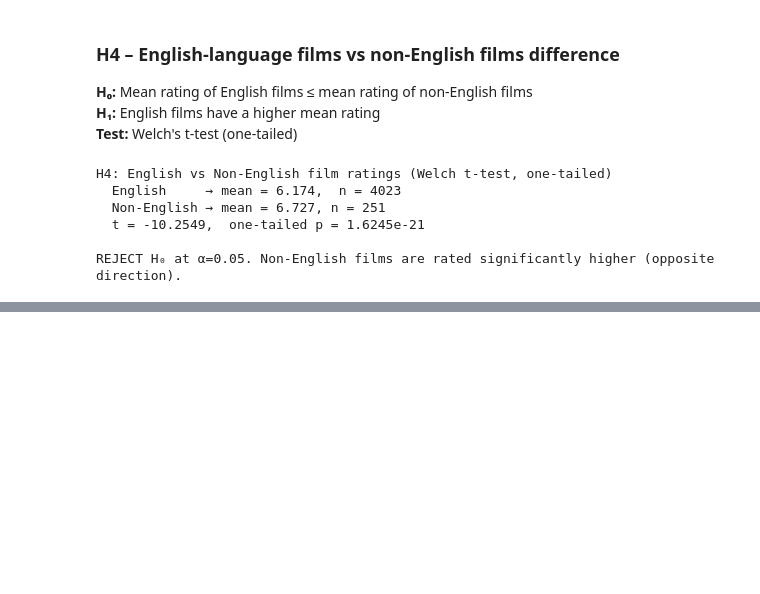
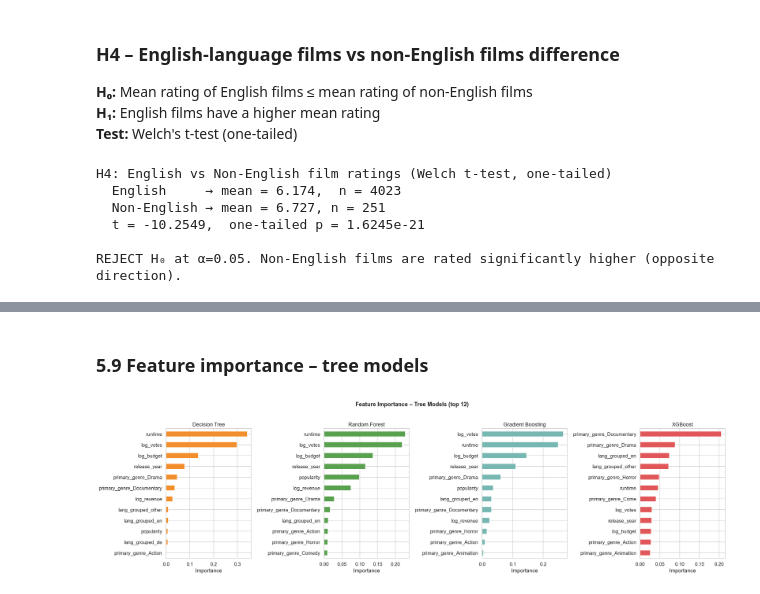
Before and after one commit to yagizmertg/DSA-Project, a Jupyter notebook: notebooks/eda.ipynb, the cells around one changed output, grey strips where cells are left out. Saved outputs shown, nothing was run; the diff lists cells and outputs as text; code cells hidden in the pictures; blank space fills up the shorter version.

```diff
--- a/notebooks/eda.ipynb
+++ b/notebooks/eda.ipynb
@@ -580,0 +790,25 @@ REJECT H₀ at α=0.05. Non-English films are rated significantly higher (opposi
+# %% [markdown]
+### 5.9 Feature importance – tree models
+# %%
+tree_models = {
+    'Decision Tree':     trained['Decision Tree'],
+    'Random Forest':     trained['Random Forest'],
+    'Gradient Boosting': trained['Gradient Boosting'],
+    'XGBoost':           trained['XGBoost'],
+}
+colors_imp = ['#f28e2b', '#59a14f', '#76b7b2', '#e15759']
+
+fig, axes = plt.subplots(1, 4, figsize=(22, 6))
+
+for ax, (name, model), color in zip(axes, tree_models.items(), colors_imp):
+    imp = pd.Series(model.feature_importances_, index=feature_names)
+    imp = imp.sort_values(ascending=True).tail(12)
+    imp.plot(kind='barh', ax=ax, color=color)
+    ax.set_title(name)
+    ax.set_xlabel('Importance')
+
+plt.suptitle('Feature Importance – Tree Models (top 12)', fontsize=14, fontweight='bold', y=1.02)
+plt.tight_layout()
+plt.show()
+# %% [output]
+[figure, added]
```
Also changed, not shown: parts of 22 cells of this notebook, 2 other files.
